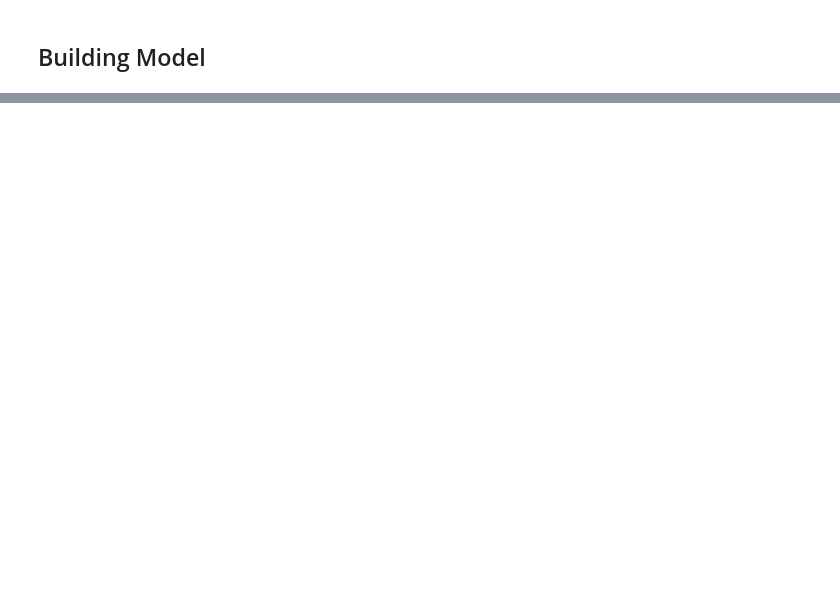
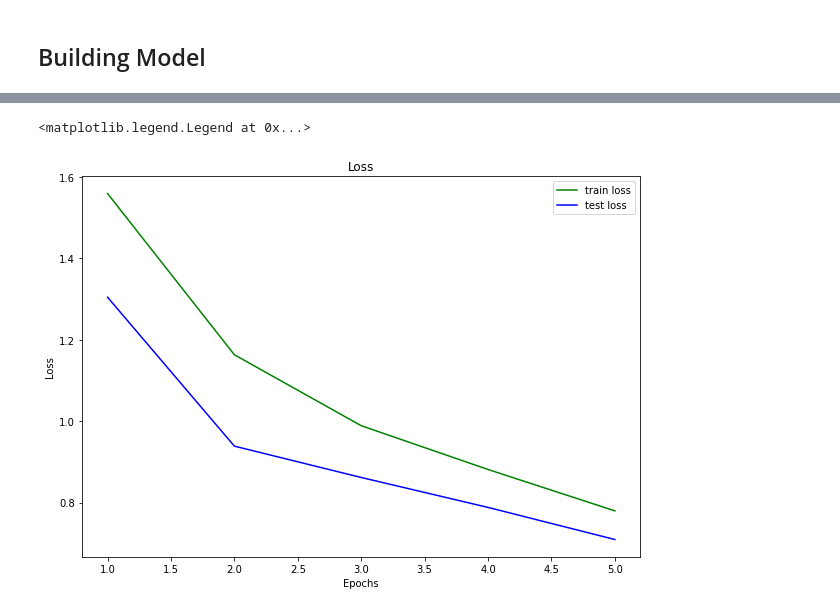
Before and after one commit to Maverick1617/Data_Science, a Jupyter notebook: Kaggle/CIFAR 10/notebook.ipynb, the cells around one changed output, grey strips where cells are left out. Saved outputs shown, nothing was run; the diff lists cells and outputs as text; code cells hidden in the pictures; blank space fills up the shorter version.

```diff
--- a/Kaggle/CIFAR 10/notebook.ipynb
+++ b/Kaggle/CIFAR 10/notebook.ipynb
@@ -48,5 +51,5 @@ def get_data_loaders(train_t, test_t, batch_size=128, num_workers=0, shuffle=Tru
 
     return train_loader, test_loader
 # %%
-train_loader, test_loader = get_data_loaders(train_transform, test_transform)
+trainloader, testloader = get_data_loaders(train_transform, test_transform)
 # %% [output]
@@ -62,11 +63,0 @@ classes_dict = {0 : 'airplane',
-# %%
-fig, axs = plt.subplots(5, 5, figsize=(12, 12))
-
-for i, (inputs, labels) in enumerate(train_loader):
-    for j in range(25):
-        image = inputs[j].permute(1, 2, 0)
-        left = j // 5
-        right = j % 5
-        axs[left, right].imshow(image.numpy())
-        axs[left, right].axis("off")
-        axs[left, right].set_title(classes_dict[int(labels[right].numpy())])
@@ -115,0 +151,14 @@ class Transition(nn.Module):
+# %%
+epochs = 5
+lr = 0.001
+model = densenet121()
+# %%
+train_stats = pd.DataFrame(columns = ['Epoch', 'Time per epoch',
+                                      'Avg time per step', 'Train loss',
+                                     'Train Accuracy',
+                                      'Train Top-3 Accuracy',
+                                      'Test Loss',
+                                      'Test Accuracy',
+                                      'Test Top-3 Accuracy'])
+criterion = nn.CrossEntropyLoss()
+optimizer = torch.optim.Adam(model.parameters(), lr=lr)
@@ -115,0 +244,16 @@ class Transition(nn.Module):
+# %%
+fig = plt.figure(figsize = (10, 7))
+ax = plt.axes()
+
+plt.title('Loss')
+plt.xlabel('Epochs')
+plt.ylabel('Loss')
+
+x = range(1, len(train_stats['Train loss'].values) + 1)
+ax.plot(x, train_stats['Train loss'].values, '-g', label = 'train loss');
+ax.plot(x, train_stats['Test loss'].values, '-b', label = 'test loss');
+
+plt.legend()
+# %% [output]
+<matplotlib.legend.Legend at 0x...>
+[figure, added]
```
Also changed, not shown: parts of 8 cells of this notebook.
